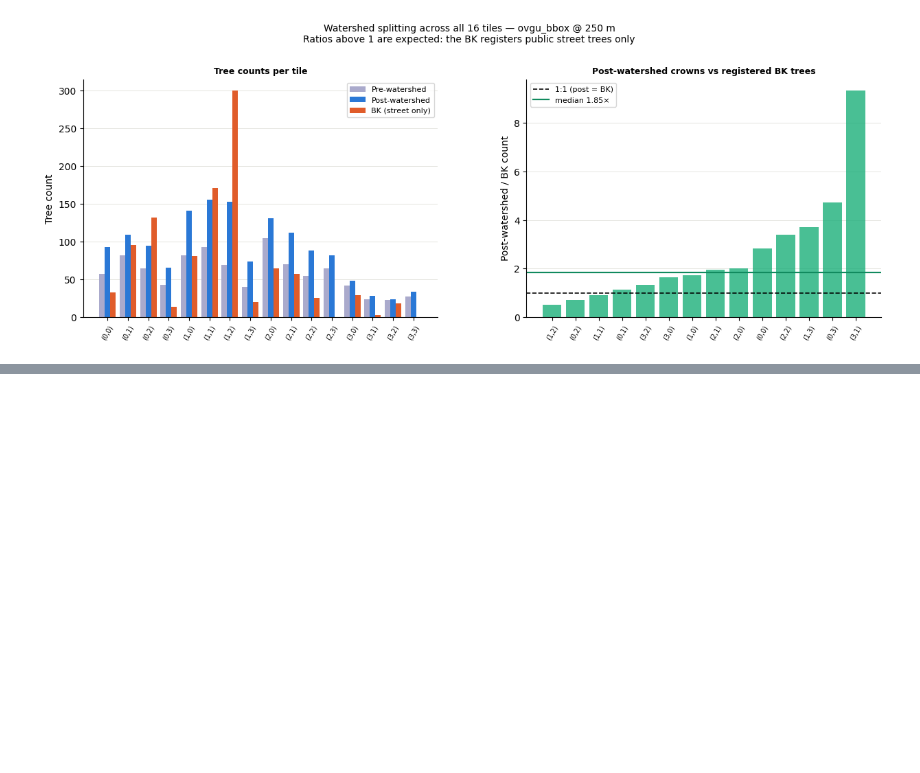
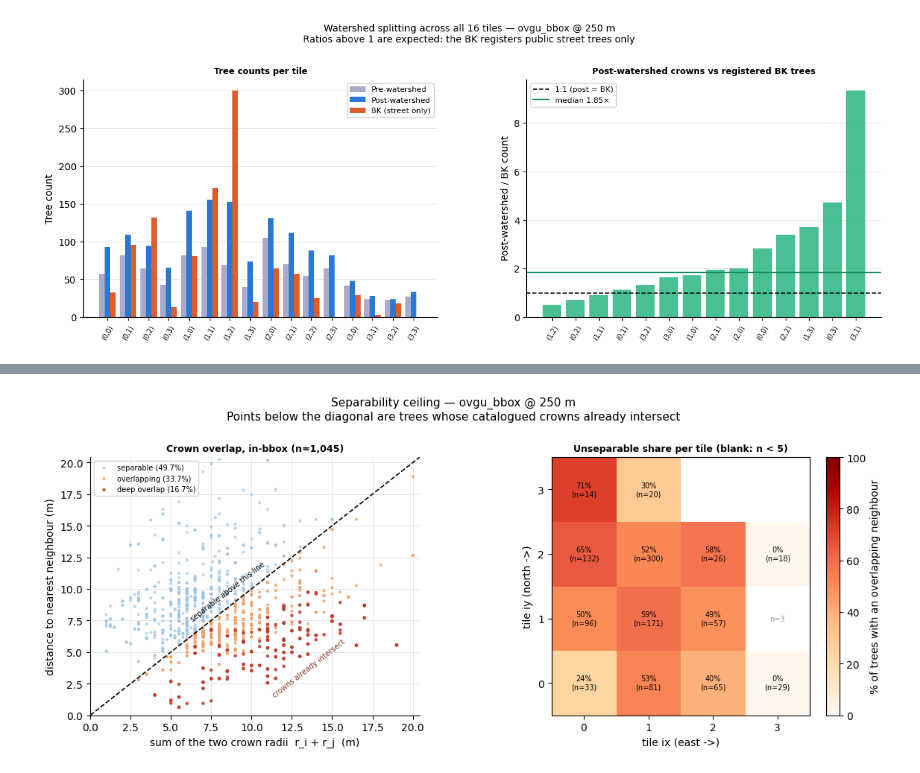
Before and after one commit to KumarJonnala/urban-shadow-analysis, a Jupyter notebook: test_notebooks/validation.ipynb, the cells around one changed output, grey strips where cells are left out. Drawn from its saved outputs; the diff is of its cells as text; code cells hidden in the pictures; blank space fills up the shorter version.

Commit message:
validation

```diff
--- a/test_notebooks/validation.ipynb
+++ b/test_notebooks/validation.ipynb
@@ -1290,0 +1589,73 @@ Crown area conserved by splitting: ratio = 1.0000
+# %%
+# --- 5.2 Separability ceiling: how often must two crowns merge? ---
+def overlap_stats(g):
+    '''NN1 distance vs the two crowns' summed radii, for one registry population.'''
+    xy = np.c_[g.geometry.x, g.geometry.y]
+    d, i = cKDTree(xy).query(xy, k=2)
+    d1, j = d[:, 1], i[:, 1]
+    R = (g["Kronendurchmesser"].to_numpy() / 2)
+    return d1, R + R[j], np.maximum(R, R[j])
+
+d1_b, sum_r_b, max_r_b = overlap_stats(bk_valid)
+d1_c, sum_r_c, max_r_c = overlap_stats(bk_city)
+
+touch_b, deep_b = d1_b < sum_r_b, d1_b < max_r_b
+touch_c, deep_c = d1_c < sum_r_c, d1_c < max_r_c
+
+print("Crowns that must merge in an orthophoto, by the registry's own crown diameters")
+print(f"  {'population':<22} {'n':>7} {'overlapping':>13} {'deep overlap':>14}")
+for lbl, n, t, dp in [(f"in-bbox ({AREA_KEY})", len(d1_b), touch_b, deep_b),
+                      ("citywide", len(d1_c), touch_c, deep_c)]:
+    print(f"  {lbl:<22} {n:>7,} {t.mean()*100:>12.1f}% {dp.mean()*100:>13.1f}%")
+print("\n  overlapping  = NN1 < r_i + r_j   (the two canopies intersect)")
+print("  deep overlap = NN1 < max(r_i, r_j) (one trunk sits under the other's canopy)")
+print(f"\nHalf the in-bbox registry is not optically separable in principle, which is why "
+      f"{len(merged):,} polygons\nand {len(bk_valid):,} BK trees were never going to reach a 1:1 "
+      "match: section 1's merged blobs are\nthe registry's planting density, not a segmentation defect.")
+
+# ---------------------------------------------------------------- figure
+fig, axes = plt.subplots(1, 2, figsize=(13, 4.5), gridspec_kw={"wspace": 0.28})
+
+lim = np.percentile(np.r_[d1_b, sum_r_b], 99.5)
+axes[0].scatter(sum_r_b[~touch_b], d1_b[~touch_b], s=9, color="#9ec5e8", alpha=0.7,
+                edgecolor="none", label=f"separable ({(~touch_b).mean()*100:.1f}%)")
+axes[0].scatter(sum_r_b[touch_b & ~deep_b], d1_b[touch_b & ~deep_b], s=9, color="#f0a06a",
+                alpha=0.8, edgecolor="none",
+                label=f"overlapping ({(touch_b & ~deep_b).mean()*100:.1f}%)")
+axes[0].scatter(sum_r_b[deep_b], d1_b[deep_b], s=11, color="#c1392b", alpha=0.85,
+                edgecolor="none", label=f"deep overlap ({deep_b.mean()*100:.1f}%)")
+axes[0].plot([0, lim], [0, lim], color="black", linewidth=1.2, linestyle="--")
+axes[0].annotate("separable above this line", (lim * 0.30, lim * 0.36), fontsize=7,
+                 ha="left", va="bottom", rotation=38)
+axes[0].annotate("crowns already intersect", (lim * 0.55, lim * 0.30), fontsize=7,
+                 ha="left", va="top", rotation=38, color="#8a3a2a")
+axes[0].set_xlim(0, lim); axes[0].set_ylim(0, lim)
+axes[0].set_xlabel("sum of the two crown radii  r_i + r_j  (m)")
+axes[0].set_ylabel("distance to nearest neighbour (m)")
+axes[0].set_title(f"Crown overlap, in-bbox (n={len(d1_b):,})", fontsize=9, fontweight="bold")
+axes[0].legend(fontsize=7, loc="upper left")
+
+ov = (bk_valid.assign(_touch=touch_b).groupby("tile")["_touch"].agg(["mean", "size"]))
+grid = to_grid((ov["mean"] * 100).where(ov["size"] >= MIN_N_TILE))
+im = axes[1].imshow(grid, origin="lower", cmap="OrRd", vmin=0, vmax=100)
+fig.colorbar(im, ax=axes[1], fraction=0.046, label="% of trees with an overlapping neighbour")
+for (ix, iy), v in ov["mean"].items():
+    n = ov.loc[[(ix, iy)], "size"].iloc[0]
+    axes[1].text(ix, iy, f"{v*100:.0f}%\n(n={n})" if n >= MIN_N_TILE else f"n={n}",
+                 ha="center", va="center", fontsize=7,
+                 color="black" if n >= MIN_N_TILE else "#999999")
+axes[1].set_xticks(range(TILE_NX)); axes[1].set_yticks(range(TILE_NY))
+axes[1].set_xlabel("tile ix (east ->)"); axes[1].set_ylabel("tile iy (north ->)")
+axes[1].set_title(f"Unseparable share per tile (blank: n < {MIN_N_TILE})",
+                  fontsize=9, fontweight="bold")
+
+axes[0].spines[["top", "right"]].set_visible(False)
+axes[0].grid(color="#e1e0d9", linewidth=0.6); axes[0].set_axisbelow(True)
+
+fig.suptitle(
+    f"Separability ceiling — {AREA_KEY} @ {TILE_SIZE} m\n"
+    "Points below the diagonal are trees whose catalogued crowns already intersect",
+    fontsize=11, y=1.06,
+)
+plt.show()
+# %% [output]
@@ -1290,0 +1673 @@ Crown area conserved by splitting: ratio = 1.0000
+[figure, added]
```
Also changed, not shown: parts of 12 cells of this notebook, 14 other files.
